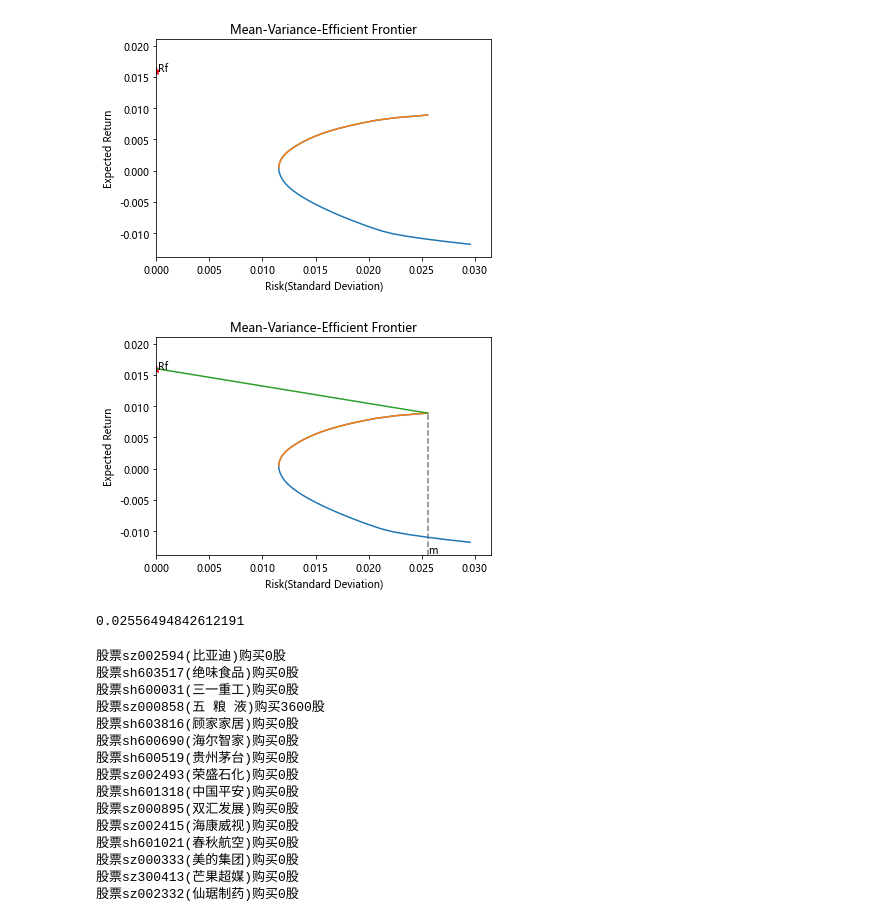
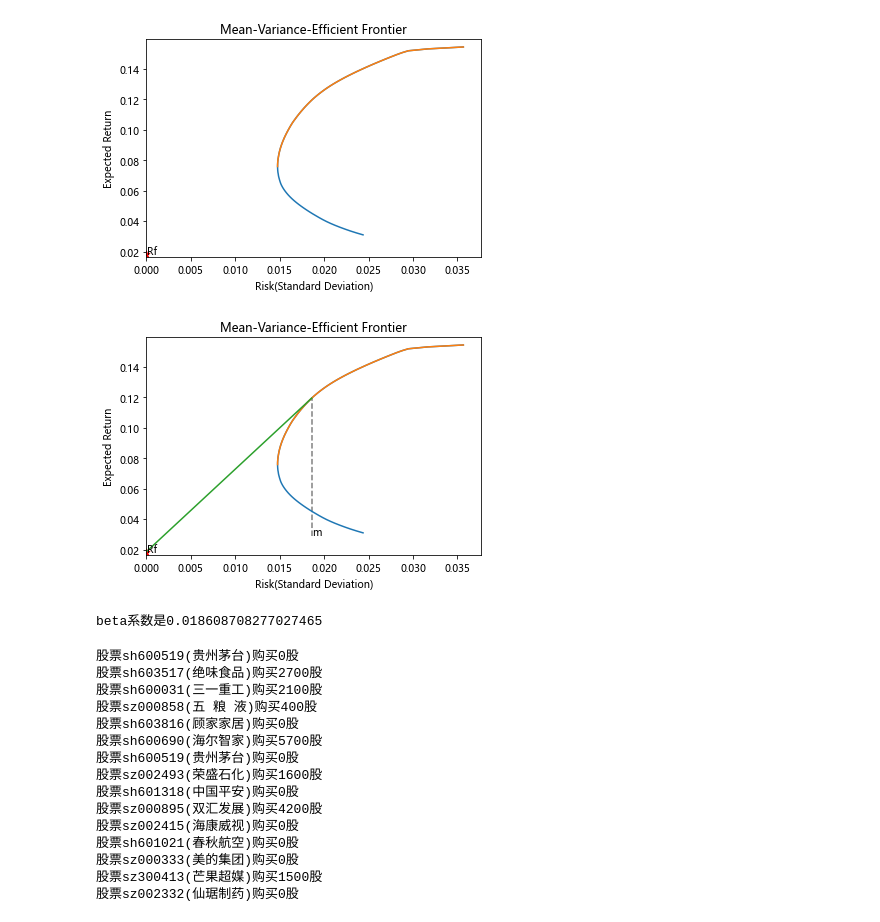
Before and after one commit to Gilmour-99/Stock-Finance-Algorithms, a Jupyter notebook: 股票前缘组合.ipynb, the cells around one changed output. Saved outputs shown, nothing was run; the diff lists cells and outputs as text; code cells hidden in the pictures.

```diff
--- a/股票前缘组合.ipynb
+++ b/股票前缘组合.ipynb
@@ -5,21 +5,26 @@ import akshare as ak
 import pandas as pd
 # %%
 import numpy as np
-stock_list=["sz002594","sh603517","sh600031",
+stock_list=["sh600519","sh603517","sh600031",
             "sz000858","sh603816","sh600690",
             "sh600519","sz002493","sh601318",
             "sz000895","sz002415","sh601021",
             "sz000333","sz300413","sz002332"]
+stock_list2=list(stock_zh_a_spot_df['代码'][0:50])
 day=70
+time = 30
 ExpReturn=[]
 ExpCov=[]
+stock_in_plan=[]
 for s in stock_list:
     data = ak.stock_zh_a_daily(symbol=s, adjust="qfq")
-    k=stock(data,s,day)
-    ExpReturn.append(k.ExpReturn1())
-    ExpCov.append(k.His_Return())
-ExpReturn=np.array(ExpReturn)
+    if len(data)>900: # 考察历史900天的数据
+        stock_in_plan.append(s)
+        k=stock(data,s,day)
+        ExpReturn.append(k.ExpReturn2())
+        ExpCov.append(k.His_Return2())
+ExpReturn=np.array(ExpReturn)*time
 ExpCov=np.array(ExpCov)
-ExpCov=np.cov(ExpCov)
+ExpCov=np.cov(ExpCov)*time
 ExpCov
 # %% [output]
@@ -60,60 +48,71 @@ array([[ 8.74491704e-04,  1.93891318e-04,  2.73231107e-04,
 # %%
-[target_variance, target_returns, PortWts, postive_target_returns, postive_target_variance]=frontcon(ExpReturn, ExpCov , 50)
+[target_variance, target_returns, PortWts, postive_target_returns, postive_target_variance]=frontcon(ExpReturn, ExpCov , 100)
 # 找到满足前沿条件的解（上半直线）
 plt.plot(target_variance, target_returns)
 plt.plot(postive_target_variance, postive_target_returns)
 plt.scatter(0,RF,s=50,marker='*',c='red')
 plt.text(0.0001,RF,'Rf')
-plt.ylim(np.array(target_returns).min()-0.002,RF+0.005)
+Min = np.array(target_returns).min()
+Max = np.array(target_returns).max()
+if RF > Min and RF < Max:
+    plt.ylim(Min-0.002,Max+0.005)
+elif RF > Max:
+    plt.ylim(Min-0.002,RF+0.005)
+elif RF < Min:
+    plt.ylim(RF-0.002,Max+0.005)
 plt.xlim(0,np.array(target_variance).max()+0.002)
 plt.title("Mean-Variance-Efficient Frontier")
 plt.xlabel("Risk(Standard Deviation)")
 plt.ylabel("Expected Return")
 plt.show()
 # %% [output]
-[figure, old version]
+[figure, new version]
 # %%
 # 画证券市场线
 [M,E_rm]=Get_M(postive_target_returns,postive_target_variance,RF)
 x=[0,postive_target_variance[M]]
 y=[RF,postive_target_returns[M]]
 plt.plot(target_variance, target_returns)
 plt.plot(postive_target_variance, postive_target_returns)
 plt.plot(x,y)
 plt.vlines(postive_target_variance[M],np.array(target_returns).min()-0.002,postive_target_returns[M],linestyles = "dashed",color='gray')
 plt.scatter(0,RF,s=50,marker='*',c='red')
 plt.text(0.0001,RF,'Rf')
 plt.text(postive_target_variance[M]+0.0001,np.array(target_returns).min()-0.0018,'m')
-plt.ylim(np.array(target_returns).min()-0.002,RF+0.005)
+Min = np.array(target_returns).min()
+Max = np.array(target_returns).max()
+if RF > Min and RF < Max:
+    plt.ylim(Min-0.002,Max+0.005)
+elif RF > Max:
+    plt.ylim(Min-0.002,RF+0.005)
+elif RF < Min:
+    plt.ylim(RF-0.002,Max+0.005)
 plt.xlim(0,np.array(target_variance).max()+0.002)
 plt.title("Mean-Variance-Efficient Frontier")
 plt.xlabel("Risk(Standard Deviation)")
 plt.ylabel("Expected Return")
 plt.show()
+m=len(target_returns)-len(postive_target_returns)+M
+Beta=beta(sigma_rp(ExpCov,PortWts,m),target_variance[m])
+print('beta系数是%s'%Beta)
 # %% [output]
-[figure, old version]
+[figure, new version]
+beta系数是0.018608708277027465
-# %%
-# 计算组合的beta系数
-m=len(target_returns)-len(postive_target_returns)+M
-beta=beta(sigma_rp(ExpCov,PortWts,m),postive_target_variance[M])
-beta
-# %% [output]
-0.02556494842612191
 # %%
-plan(stock_list,PortWts[m],1000000).perchase_plan()
+plan(stock_in_plan,PortWts[m],1000000).perchase_plan()
 # %% [output]
-股票sz002594(比亚迪)购买0股
-股票sh603517(绝味食品)购买0股
-股票sh600031(三一重工)购买0股
-股票sz000858(五 粮 液)购买3600股
+股票sh600519(贵州茅台)购买0股
+股票sh603517(绝味食品)购买2700股
+股票sh600031(三一重工)购买2100股
+股票sz000858(五 粮 液)购买400股
 股票sh603816(顾家家居)购买0股
-股票sh600690(海尔智家)购买0股
+股票sh600690(海尔智家)购买5700股
 股票sh600519(贵州茅台)购买0股
-股票sz002493(荣盛石化)购买0股
+股票sz002493(荣盛石化)购买1600股
 股票sh601318(中国平安)购买0股
-股票sz000895(双汇发展)购买0股
+股票sz000895(双汇发展)购买4200股
 股票sz002415(海康威视)购买0股
 股票sh601021(春秋航空)购买0股
 股票sz000333(美的集团)购买0股
-股票sz300413(芒果超媒)购买0股
+股票sz300413(芒果超媒)购买1500股
 股票sz002332(仙琚制药)购买0股
```
Also changed, not shown: parts of 1 cell of this notebook, 2 other files.
